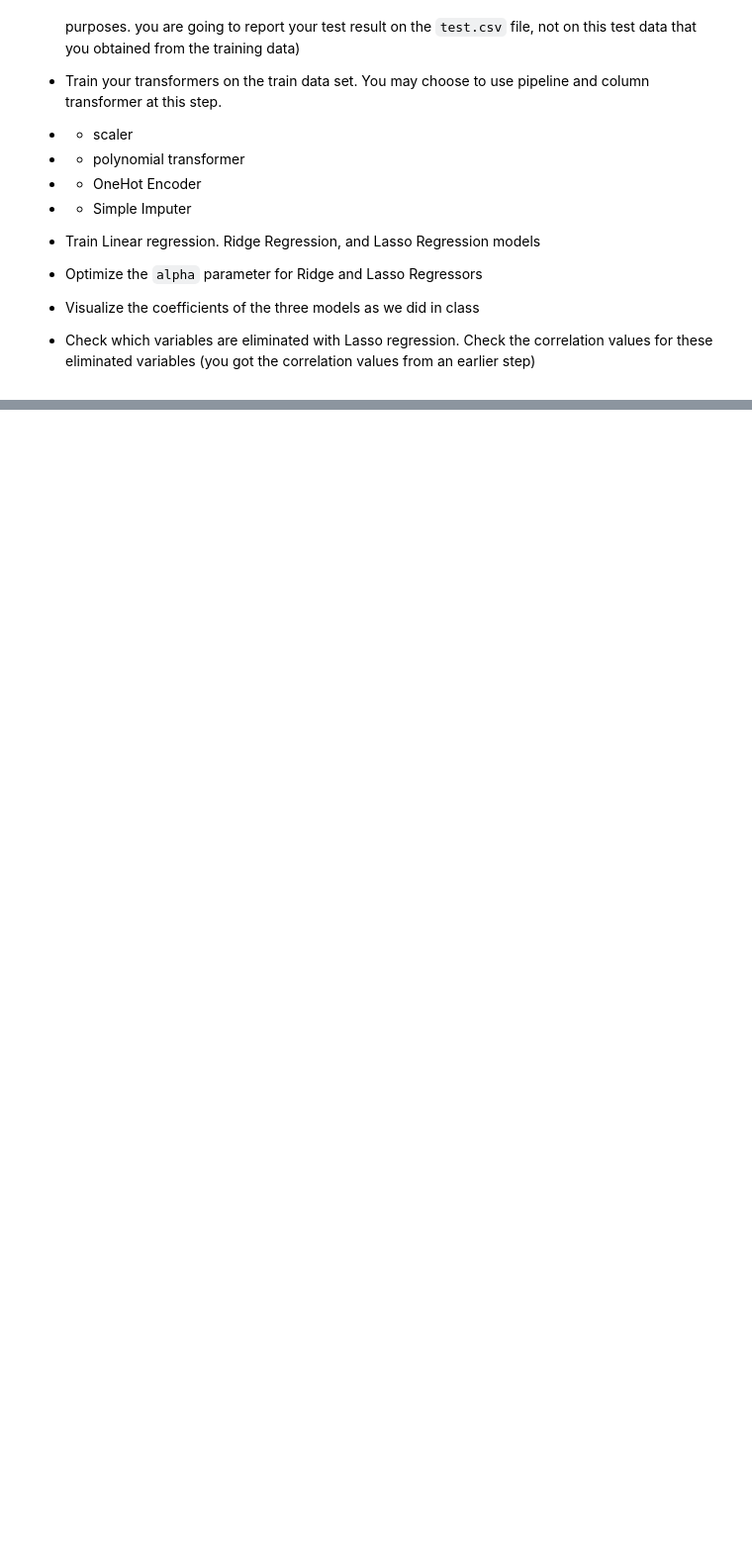
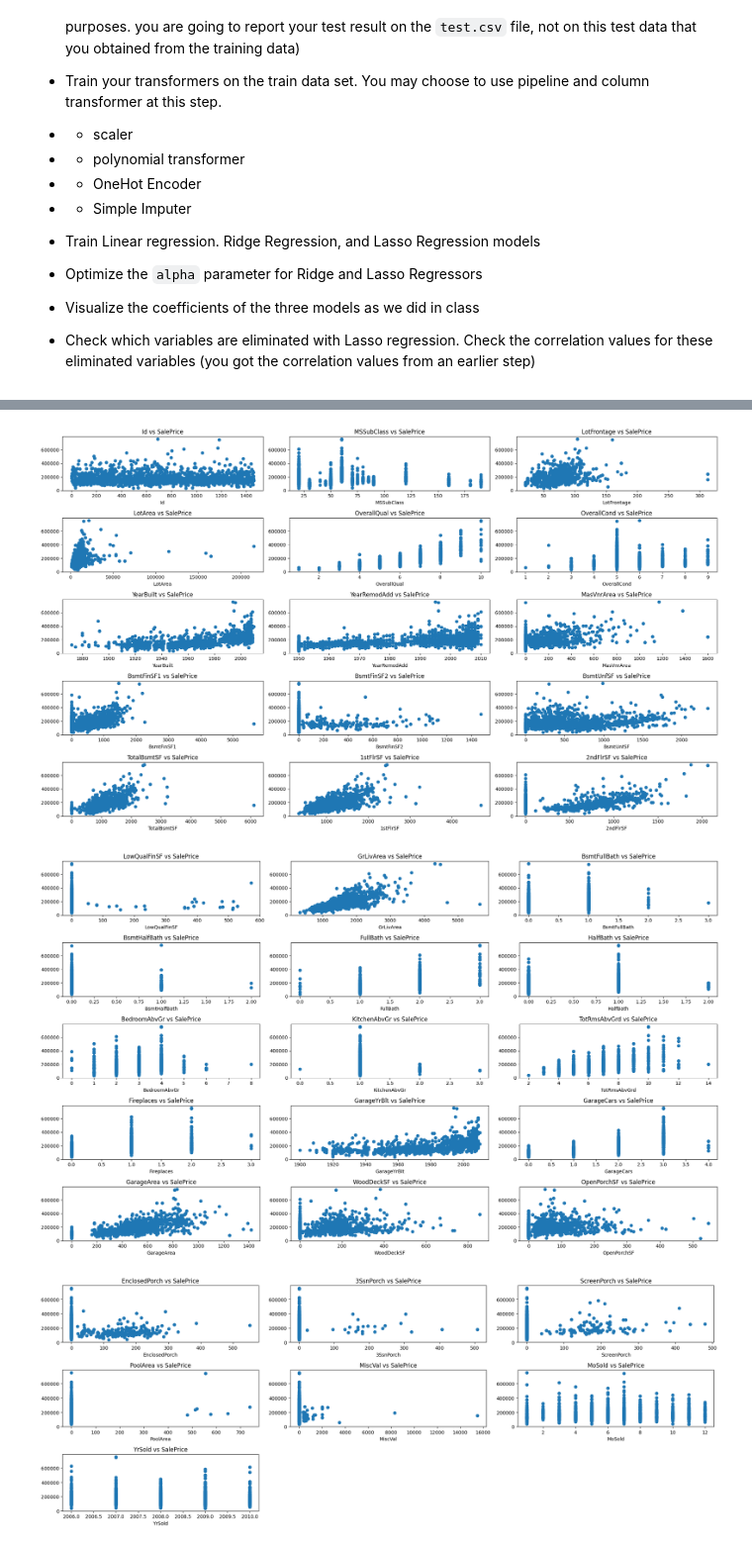
Before and after one commit to MuaazWahid/cs550, a Jupyter notebook: week5/hw/Module5-07-HW.ipynb, the cells around one changed output, grey strips where cells are left out. Shown at 99% size. Drawn from its saved outputs; the diff is of its cells as text; code cells hidden in the pictures; blank space fills up the shorter version.

```diff
--- a/week5/hw/Module5-07-HW.ipynb
+++ b/week5/hw/Module5-07-HW.ipynb
@@ -18,3 +18,9 @@
 - Optimize the `alpha` parameter for Ridge and Lasso Regressors
 - Visualize the coefficients of the three models as we did in class
 - Check which variables are eliminated with Lasso regression. Check the correlation values for these eliminated variables (you got the correlation values from an earlier step)
+# %%
+import pandas as pd
+training_df = pd.read_csv("train.csv")
+print(training_df.shape)
+print(training_df.columns)
+training_df.head(5)
@@ -20,0 +86,3 @@
+# %%
+X = training_df.drop(['SalePrice'], axis=1)
+y = training_df['SalePrice']
@@ -20,0 +112,22 @@
+# %%
+all_features = X.select_dtypes(include=[np.number]).columns
+# %%
+# 15 scatter plots at a time
+for i in range(0, len(all_features), 15):
+    plt.figure(figsize=(20, 12))
+    for j in range(15):
+        if i + j < len(all_features):
+            # 5 columns in each row
+            # 3 rows in each figure
+            plt.subplot(5, 3, j + 1)
+            feature = all_features[i + j]
+            plt.scatter(X[feature], y)
+            plt.xlabel(f"{feature}")
+            # no y label needed since it is always SalePrice
+            plt.title(f'{feature} vs SalePrice')
+    plt.tight_layout()
+    plt.show()
+# %% [output]
+[figure, added]
+[figure, added]
+[figure, added]
```
Also changed, not shown: parts of 22 cells of this notebook, 4 other files.
